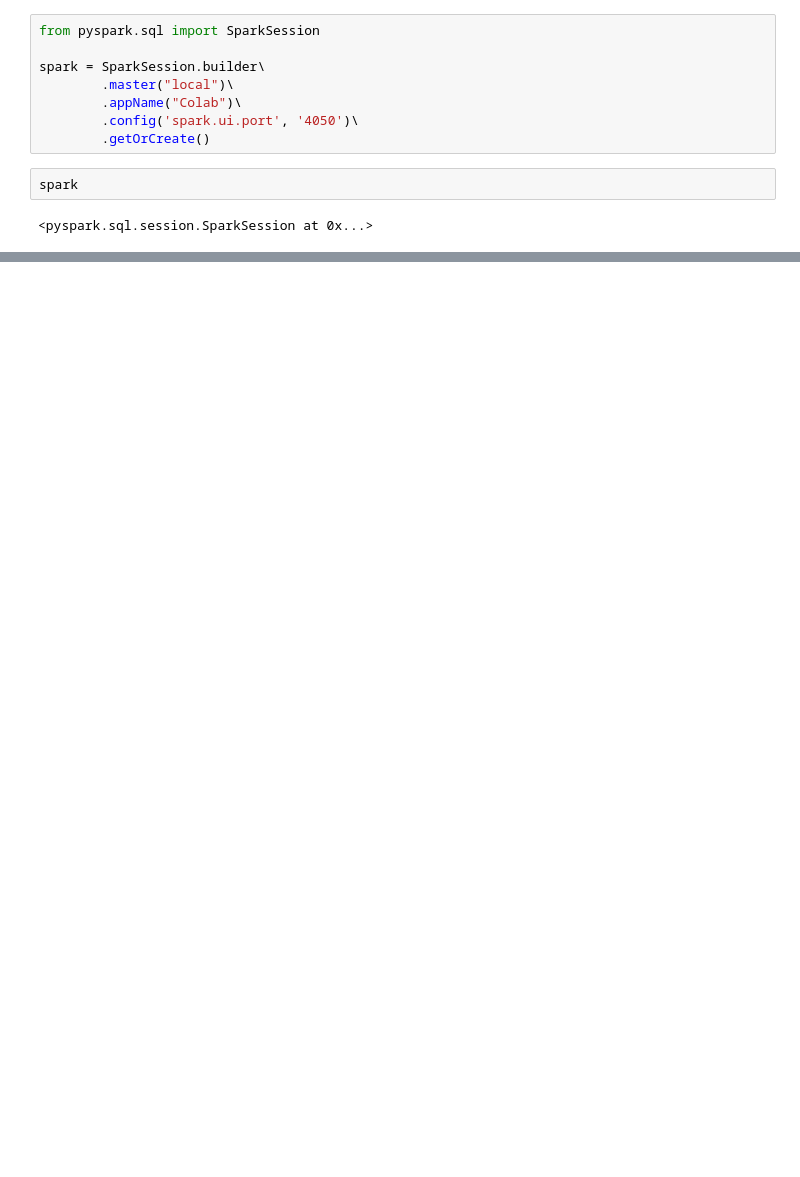
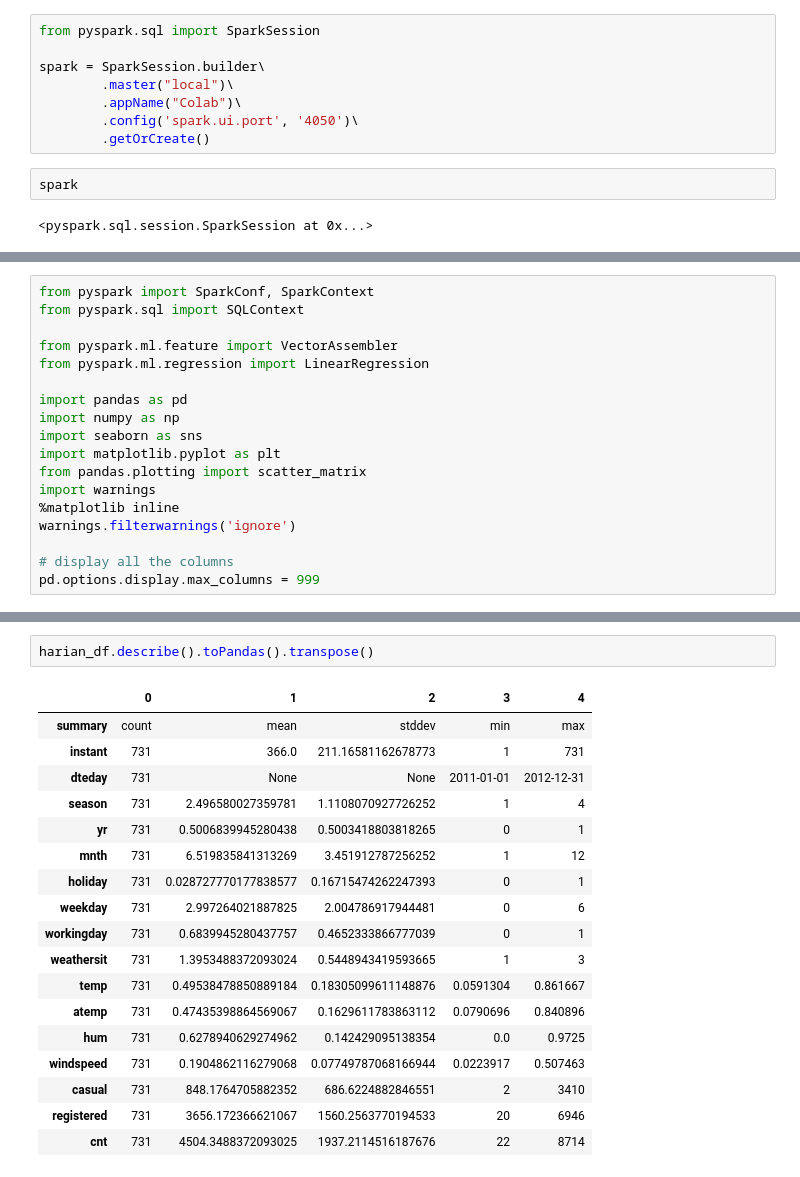
Before and after one commit to asepdeffyc/bigdata, a Jupyter notebook: 2301201018_ASEP_DEFFY_UAS_BigData_2.ipynb, the cells around one changed output, grey strips where cells are left out. Saved outputs shown, nothing was run; the diff lists cells and outputs as text; blank space fills up the shorter version.

```diff
--- a/2301201018_ASEP_DEFFY_UAS_BigData_2.ipynb
+++ b/2301201018_ASEP_DEFFY_UAS_BigData_2.ipynb
@@ -68 +73,19 @@ get_ipython().system_raw('./ngrok http 4050 &')
+# %%
+from pyspark import SparkConf, SparkContext
+from pyspark.sql import SQLContext
+
+from pyspark.ml.feature import VectorAssembler
+from pyspark.ml.regression import LinearRegression
+
+import pandas as pd
+import numpy as np
+import seaborn as sns
+import matplotlib.pyplot as plt
+from pandas.plotting import scatter_matrix
+import warnings
+%matplotlib inline
+warnings.filterwarnings('ignore')
+
+# display all the columns
+pd.options.display.max_columns = 999
 # %% [markdown]
@@ -148,0 +138,21 @@ memory usage: 1.5+ MB
+# %%
+harian_df.describe().toPandas().transpose()
+# %% [output]
+|  | 0 | 1 | 2 | 3 | 4 |
+| summary | count | mean | stddev | min | max |
+| instant | 731 | 366.0 | 211.16581162678773 | 1 | 731 |
+| dteday | 731 | None | None | 2011-01-01 | 2012-12-31 |
+| season | 731 | 2.496580027359781 | 1.1108070927726252 | 1 | 4 |
+| yr | 731 | 0.5006839945280438 | 0.5003418803818265 | 0 | 1 |
+| mnth | 731 | 6.519835841313269 | 3.451912787256252 | 1 | 12 |
+| holiday | 731 | 0.028727770177838577 | 0.16715474262247393 | 0 | 1 |
+| weekday | 731 | 2.997264021887825 | 2.004786917944481 | 0 | 6 |
+| workingday | 731 | 0.6839945280437757 | 0.4652333866777039 | 0 | 1 |
+| weathersit | 731 | 1.3953488372093024 | 0.5448943419593665 | 1 | 3 |
+| temp | 731 | 0.49538478850889184 | 0.18305099611148876 | 0.0591304 | 0.861667 |
+| atemp | 731 | 0.47435398864569067 | 0.1629611783863112 | 0.0790696 | 0.840896 |
+| hum | 731 | 0.6278940629274962 | 0.142429095138354 | 0.0 | 0.9725 |
+| windspeed | 731 | 0.1904862116279068 | 0.07749787068166944 | 0.0223917 | 0.507463 |
+| casual | 731 | 848.1764705882352 | 686.6224882846551 | 2 | 3410 |
+| registered | 731 | 3656.172366621067 | 1560.2563770194533 | 20 | 6946 |
+| cnt | 731 | 4504.3488372093025 | 1937.2114516187676 | 22 | 8714 |
```
Also changed, not shown: parts of 45 cells of this notebook.
